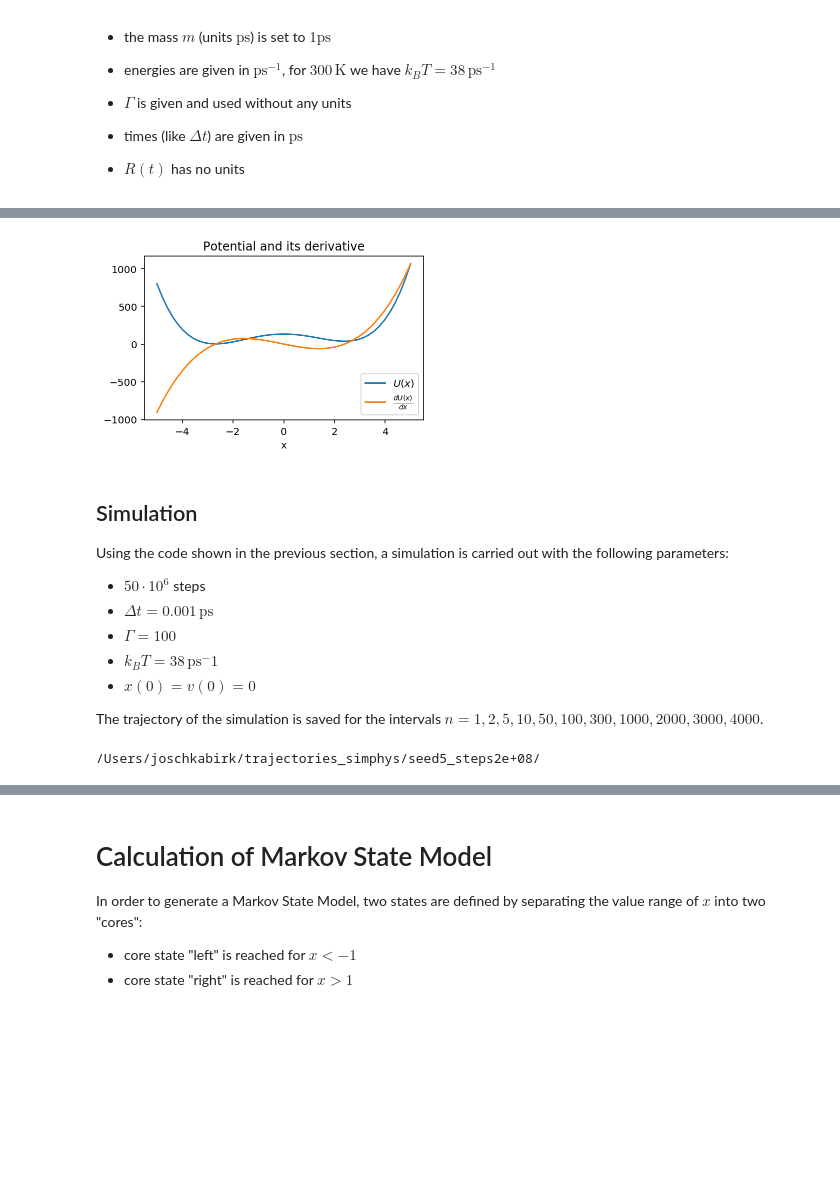
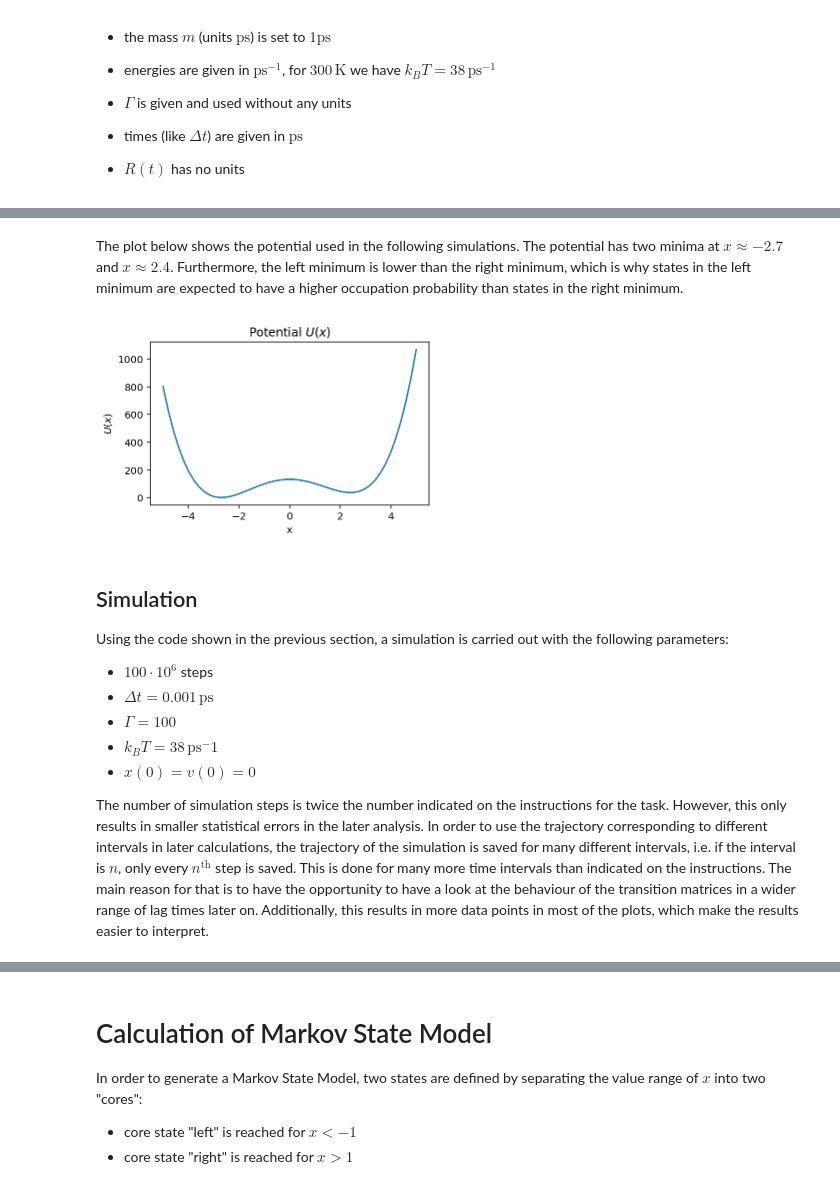
Before and after one commit to jobirk/markovstatemodel, a Jupyter notebook: Construction and Validation of a Markov State Model.ipynb, the cells around one changed output, grey strips where cells are left out. Drawn from its saved outputs; the diff is of its cells as text; code cells hidden in the pictures; blank space fills up the shorter version.

```diff
--- a/Construction and Validation of a Markov State Model.ipynb
+++ b/Construction and Validation of a Markov State Model.ipynb
@@ -94,36 +610,43 @@ from final_project import *
+# %% [markdown]
+The plot below shows the potential used in the following simulations. The potential has two minima at $x\approx-2.7$ and $x\approx 2.4$. Furthermore, the left minimum is lower than the right minimum, which is why states in the left minimum are expected to have a higher occupation probability than states in the right minimum.
 # %%
 # plotting the Potential U(x) and the derivative dU/dx
 x = np.linspace(-5,5)
 fig, ax = plt.subplots(figsize=(5,3))
-ax.set_title("Potential and its derivative")
+ax.set_title(r"Potential $U(x)$")
 ax.set_xlabel("x")
+ax.set_ylabel(r"$U(x)$")
 ax.plot(x, U(x), label=r"$U(x)$")
-ax.plot(x, dUdx(x), label=r"$\frac{dU(x)}{dx}$")
-ax.legend()
 plt.show()
 # %% [output]
-[figure, old version]
+[figure, new version]
-# %% [markdown]
-## Simulation
-
-Using the code shown in the previous section, a simulation is carried out with the following parameters:
-
-- $50 \cdot 10^6$ steps
-- $\Delta t = 0.001 \,\text{ps}$
-- $\Gamma = 100$
-- $k_B T = 38 \,\text{ps}^-1$
-- $x(0) = v(0) = 0$
-
-The trajectory of the simulation is saved for the intervals $n=1,2,5,10,50,100,300,1000,2000,3000,4000$.
+# %% [markdown]
+## Simulation
+
+Using the code shown in the previous section, a simulation is carried out with the following parameters:
+
+- $100 \cdot 10^6$ steps
+- $\Delta t = 0.001 \,\text{ps}$
+- $\Gamma = 100$
+- $k_B T = 38 \,\text{ps}^-1$
+- $x(0) = v(0) = 0$
+
+The number of simulation steps is twice the number indicated on the instructions for the task. However, this only results in smaller statistical errors in the later analysis. In order to use the trajectory corresponding to different intervals in later calculations, the trajectory of the simulation is saved for many different intervals, i.e. if the interval is $n$, only every $n^\text{th}$ step is saved. This is done for many more time intervals than indicated on the instructions. The main reason for that is to have the opportunity to have a look at the behaviour of the transition matrices in a wider range of lag times later on. Additionally, this results in more data points in most of the plots, which make the results easier to interpret.
 # %%
-# constants and variables
-n_steps = int(200e6)
+# parameters of the simulation
+n_steps = int(100e6)
 delta_t = 0.001
 seed_for_simulation = 5
-lag_times = [1, 2, 5, 10, 50, 100, 300, 1000, 1500, 2000, 2500, 3000,
-             3500, 4000, 4500, 5000, 5500, 6000, 6500, 7000, 7500]
-
+lag_times = np.concatenate((
+                    np.array([1, 2, 5, 10, 50, 100, 300, 1000, 1500,
+                              2000, 2500, 3000, 3500, 4000, 4500, 5000,
+                              5500, 6000, 6500, 7000, 7500, 8000,
+                              10_000, 20_000, 30_000, 40_000]),
+                    np.arange(50_000, 2_000_000, 50_000)))
+# define path where to save the trajectories
 path = "/Users/joschkabirk/trajectories_simphys/seed%i_steps%1.e/"%(seed_for_simulation, n_steps)
-print(path)
+os.system("mkdir -p "+path)
+# perform the simulation
+sim = Markov_simulation(steps=int(n_steps), dt=delta_t, \
+                        seed=seed_for_simulation)
+# sim.simulate()
-# %% [output]
-/Users/joschkabirk/trajectories_simphys/seed5_steps2e+08/
```
Also changed, not shown: parts of 57 cells of this notebook, 2 other files.
